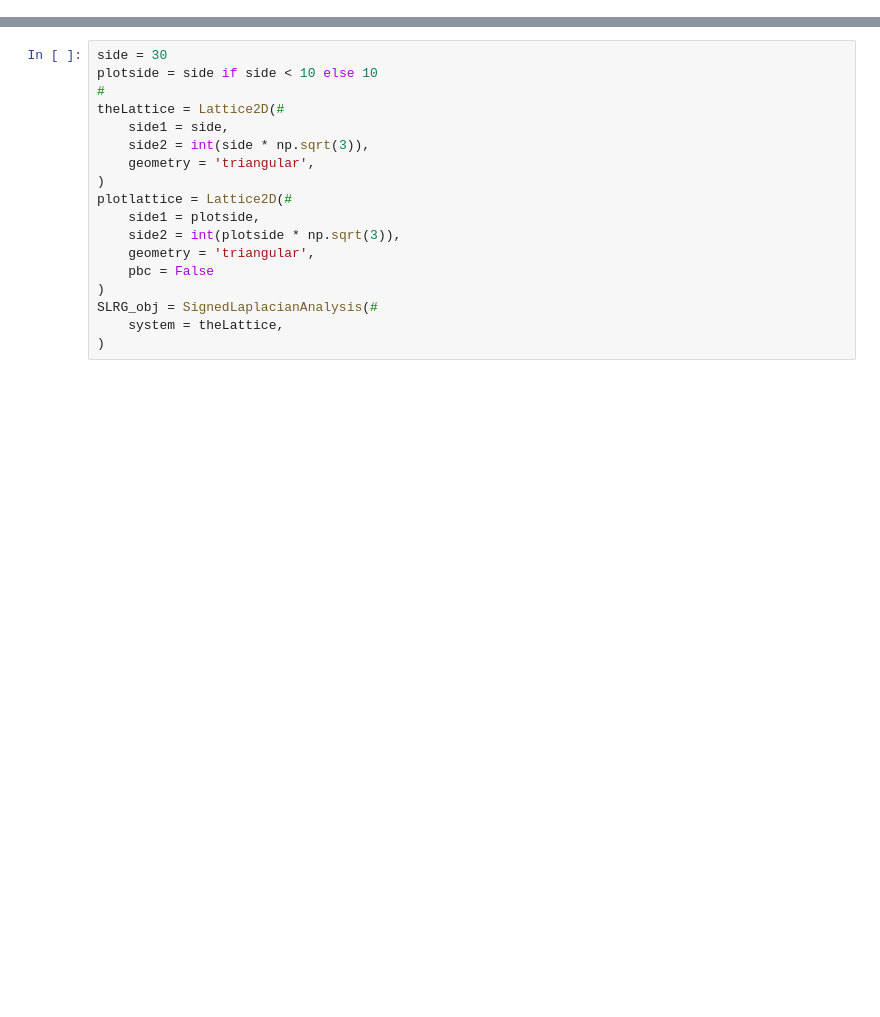
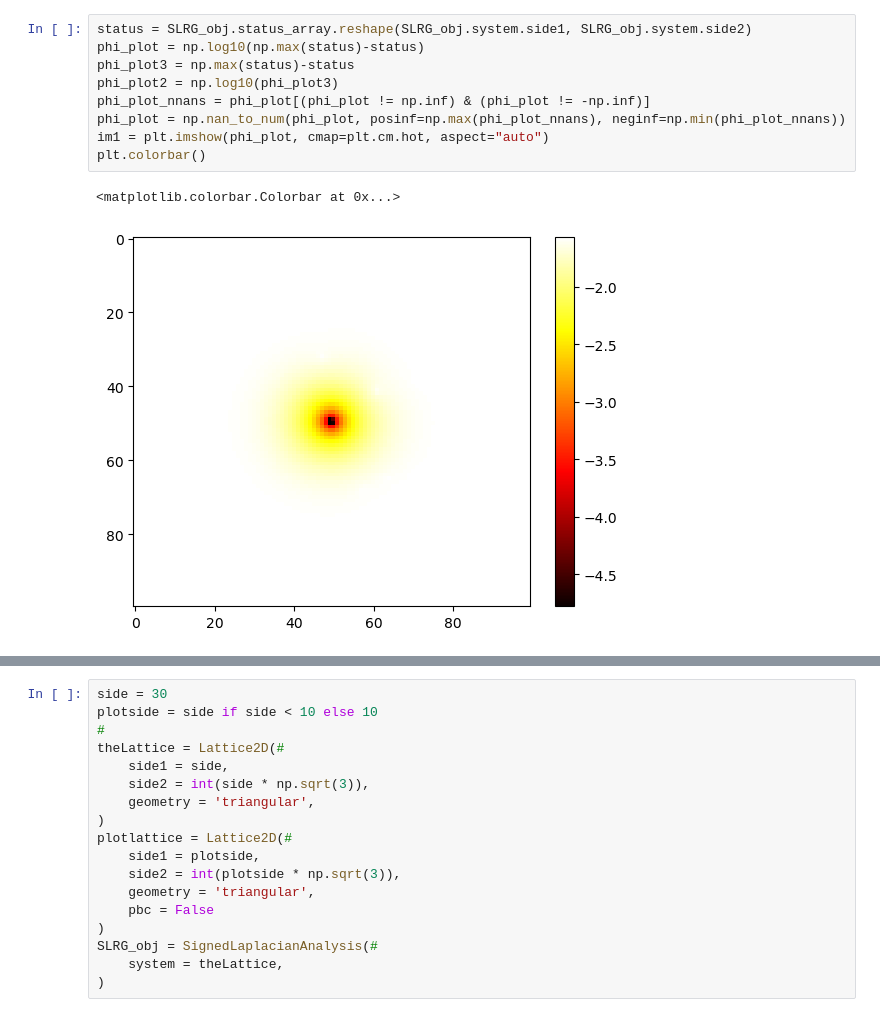
Before and after one commit to giulioiannelli/lrgsglib-public, a Jupyter notebook: notebooks/lattice2d_slaplacianDynamics.ipynb, the cells around one changed output, grey strips where cells are left out. Drawn from its saved outputs; the diff is of its cells as text; blank space fills up the shorter version.

```diff
--- a/notebooks/lattice2d_slaplacianDynamics.ipynb
+++ b/notebooks/lattice2d_slaplacianDynamics.ipynb
@@ -12,0 +188,12 @@ cwd: /home/opisthofulax/PhD/projects/complex-networks/LRG-Signed
+# %%
+status = SLRG_obj.status_array.reshape(SLRG_obj.system.side1, SLRG_obj.system.side2)
+phi_plot = np.log10(np.max(status)-status)
+phi_plot3 = np.max(status)-status
+phi_plot2 = np.log10(phi_plot3)
+phi_plot_nnans = phi_plot[(phi_plot != np.inf) & (phi_plot != -np.inf)]
+phi_plot = np.nan_to_num(phi_plot, posinf=np.max(phi_plot_nnans), neginf=np.min(phi_plot_nnans))
+im1 = plt.imshow(phi_plot, cmap=plt.cm.hot, aspect="auto")
+plt.colorbar()
+# %% [output]
+<matplotlib.colorbar.Colorbar at 0x...>
+[figure, added]
```
Also changed, not shown: parts of 44 cells of this notebook, 3 other files.
